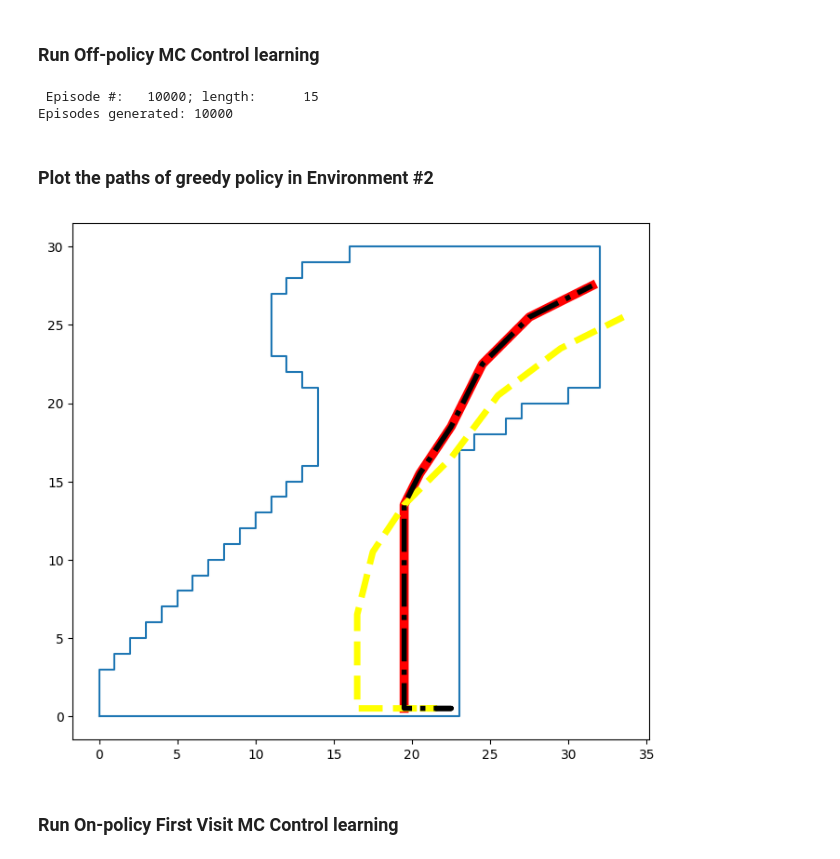
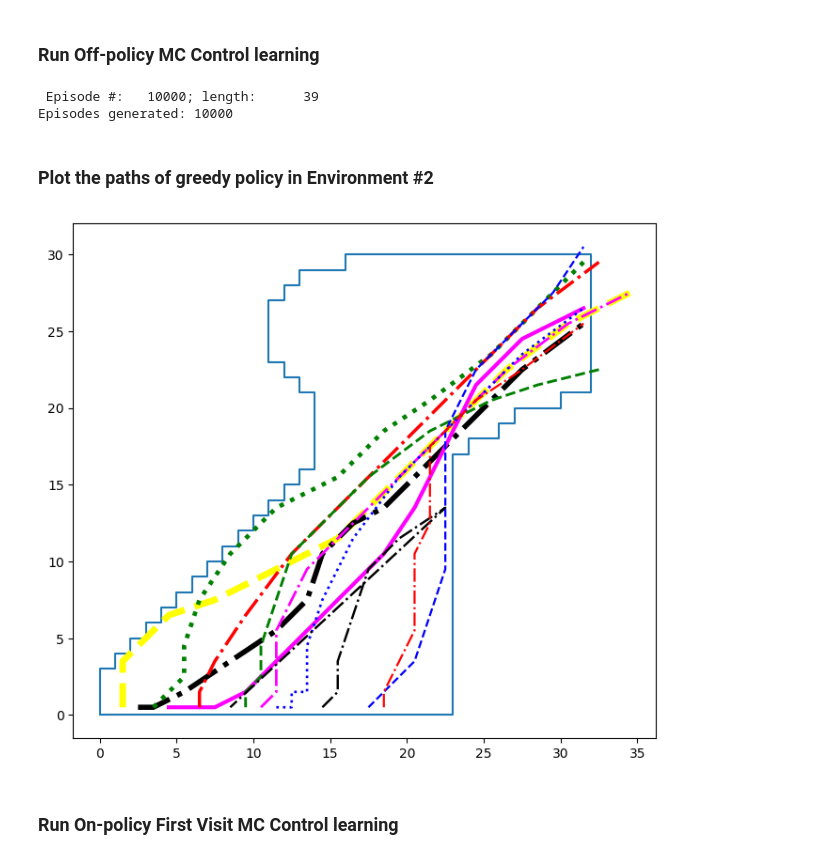
Before and after one commit to muarvyn/SuttonBartoRLBook.exercise, a Jupyter notebook: Racetrack/Exercise 5.12.ipynb, the cells around one changed output. Drawn from its saved outputs; the diff is of its cells as text; code cells hidden in the pictures.

```diff
--- a/Racetrack/Exercise 5.12.ipynb
+++ b/Racetrack/Exercise 5.12.ipynb
@@ -57,7 +60,8 @@ def getTraces(contour, start_line, finish_line, Q, from_position=None, to_positi
         ImmutableGreedyPolicy(Q),
         startPosition(from_position, to_position),
         lambda s,a: rt.getTransition(contour, s, a, finish_line,
-                            getStartPosition=lambda: rt.getStartPosition(start_line))
+                            getStartPosition=lambda: rt.getStartPosition(start_line),
+                            is_challenge=False)
                         + (REWARD,),
         episodes_max = to_position-from_position,
         episode_maxlen = 40
@@ -84,7 +88,7 @@ def plotTraces(contour, traces):
     lnst = ['-', '--', '-.', ':']
 
     for i, trace in enumerate(traces):
-        plt.plot(trace[:,0], trace[:,1], figure=f, linewidth=1+12/(i+2),  #wids[i%len(wids)],
+        plt.plot(trace[:,0], trace[:,1], figure=f, linewidth=1+12/(i+2),
                  color=cols[i%len(cols)], ls=lnst[i%len(lnst)])
 # %% [markdown]
 ### Setup Environment #2
@@ -100,17 +104,17 @@ C_int = np.zeros(shape=Q.shape, dtype=int)
 #t_policy = getGreedyPolicy(Q)
 MCM.learnByEpisode(sequence,
                    lambda e,i: MCM.OffPolicyMCControl(e, Q, C_float,
-                                sequence.get_action.getDistribution, 0.99))
+                                sequence.get_action.getDistribution, 0.98))
 # %% [output]
- Episode #:   10000; length:      15
+ Episode #:   10000; length:      39
 Episodes generated: 10000
 # %% [markdown]
 ### Plot the paths of greedy policy in Environment #2
 # %%
-plotTraces(rt.contour_2, getTraces(rt.contour_2, rt.start_line_2, rt.finish_line_2, Q,
-                                  from_position=19))# , to_position=22))
+plotTraces(rt.contour_2, getTraces(rt.contour_2, rt.start_line_2, rt.finish_line_2, Q))
+                                  #from_position=0, to_position=2))
 # %% [output]
-[figure, old version]
+[figure, new version]
 # %% [markdown]
 ### Run On-policy First Visit MC Control learning
 # %%
```
Also changed, not shown: parts of 4 cells of this notebook, 1 other file.
